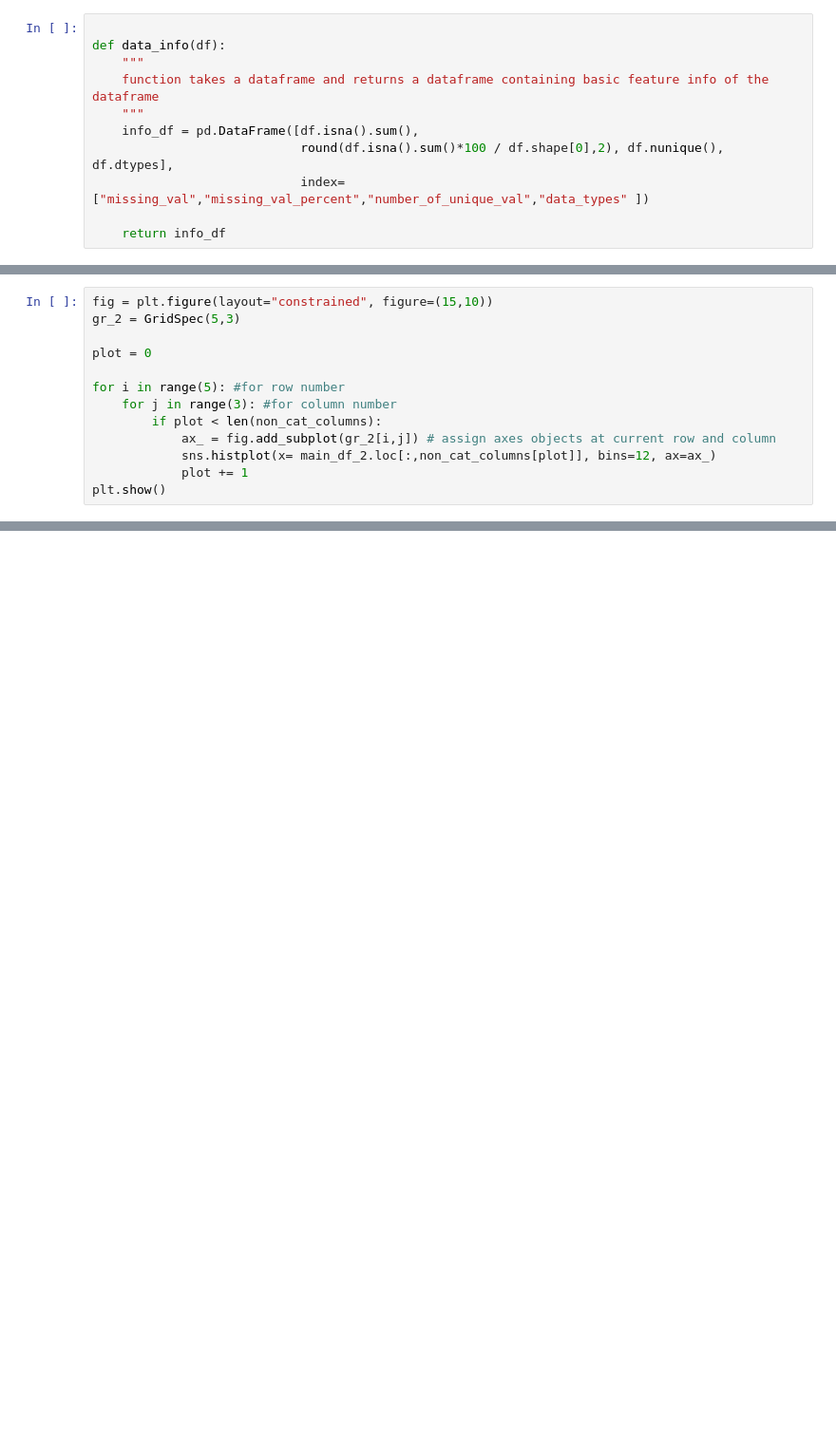
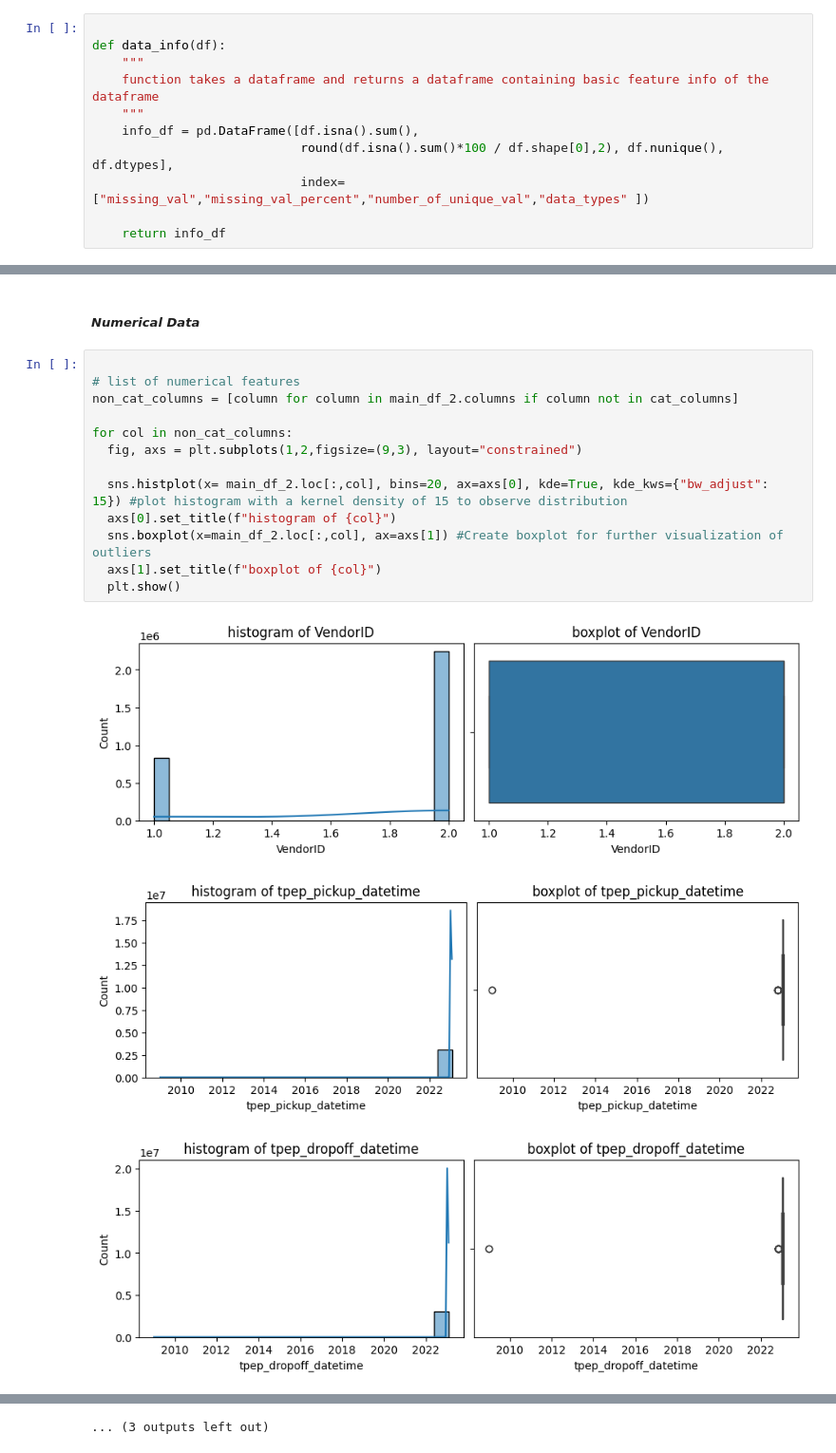
Before and after one commit to Justice-stack/Taxi-Trip-Duration-Prediction-App, a Jupyter notebook: notebooks/model-prototype.ipynb, the cells around one changed output, grey strips where cells are left out. Shown at 95% size. Saved outputs shown, nothing was run; the diff lists cells and outputs as text; blank space fills up the shorter version.

```diff
--- a/notebooks/model-prototype.ipynb
+++ b/notebooks/model-prototype.ipynb
@@ -213,13 +226,19 @@ print(non_cat_columns)
+# %% [markdown]
+#####  *Numerical Data*
 # %%
-fig = plt.figure(layout="constrained", figure=(15,10))
-gr_2 = GridSpec(5,3)
 
-plot = 0
+# list of numerical features
+non_cat_columns = [column for column in main_df_2.columns if column not in cat_columns]
 
-for i in range(5): #for row number
-    for j in range(3): #for column number
-        if plot < len(non_cat_columns):
-            ax_ = fig.add_subplot(gr_2[i,j]) # assign axes objects at current row and column
-            sns.histplot(x= main_df_2.loc[:,non_cat_columns[plot]], bins=12, ax=ax_)
-            plot += 1
-plt.show()
+for col in non_cat_columns:
+  fig, axs = plt.subplots(1,2,figsize=(9,3), layout="constrained")
+
+  sns.histplot(x= main_df_2.loc[:,col], bins=20, ax=axs[0], kde=True, kde_kws={"bw_adjust": 15}) #plot histogram with a kernel density of 15 to observe distribution
+  axs[0].set_title(f"histogram of {col}")
+  sns.boxplot(x=main_df_2.loc[:,col], ax=axs[1]) #Create boxplot for further visualization of outliers
+  axs[1].set_title(f"boxplot of {col}")
+  plt.show()
+# %% [output]
+[figure, added]
+[figure, added]
+[figure, added]
@@ -225,0 +254 @@ plt.show()
+... (3 outputs left out)
```
Also changed, not shown: parts of 52 cells of this notebook, 2 other files.
